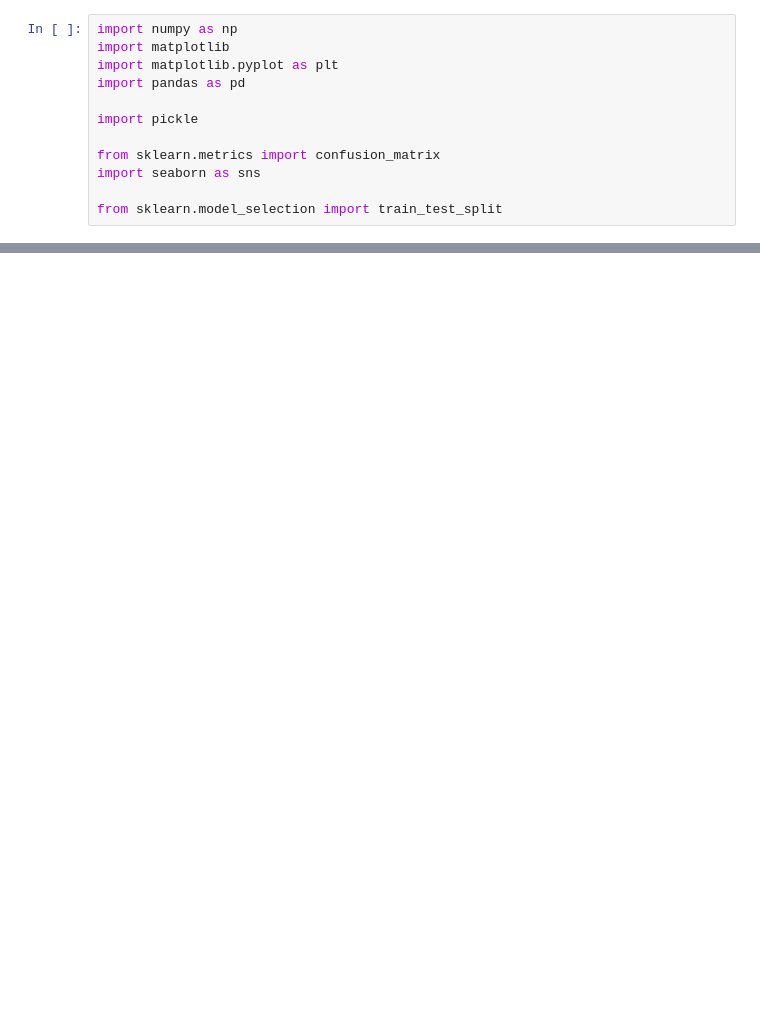
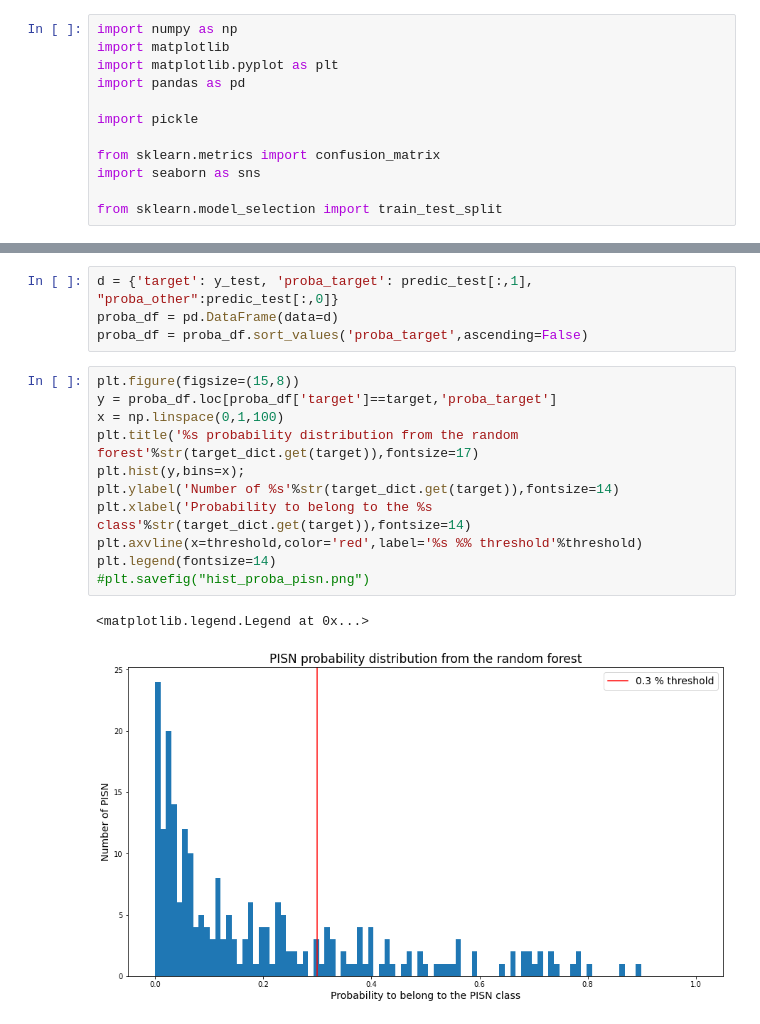
Before and after one commit to erusseil/PISN-classification, a Jupyter notebook: MachineLearning/ModelScore.ipynb, the cells around one changed output, grey strips where cells are left out. Drawn from its saved outputs; the diff is of its cells as text; blank space fills up the shorter version.

```diff
--- a/MachineLearning/ModelScore.ipynb
+++ b/MachineLearning/ModelScore.ipynb
@@ -89,0 +105,18 @@ PISN are predicted as PISN 0.00 % of the time.
+# %%
+d = {'target': y_test, 'proba_target': predic_test[:,1], "proba_other":predic_test[:,0]}
+proba_df = pd.DataFrame(data=d)
+proba_df = proba_df.sort_values('proba_target',ascending=False)
+# %%
+plt.figure(figsize=(15,8))
+y = proba_df.loc[proba_df['target']==target,'proba_target']
+x = np.linspace(0,1,100)
+plt.title('%s probability distribution from the random forest'%str(target_dict.get(target)),fontsize=17)
+plt.hist(y,bins=x);
+plt.ylabel('Number of %s'%str(target_dict.get(target)),fontsize=14)
+plt.xlabel('Probability to belong to the %s class'%str(target_dict.get(target)),fontsize=14)
+plt.axvline(x=threshold,color='red',label='%s %% threshold'%threshold)
+plt.legend(fontsize=14)
+#plt.savefig("hist_proba_pisn.png")
+# %% [output]
+<matplotlib.legend.Legend at 0x...>
+[figure, added]
```
Also changed, not shown: parts of 9 cells of this notebook.
